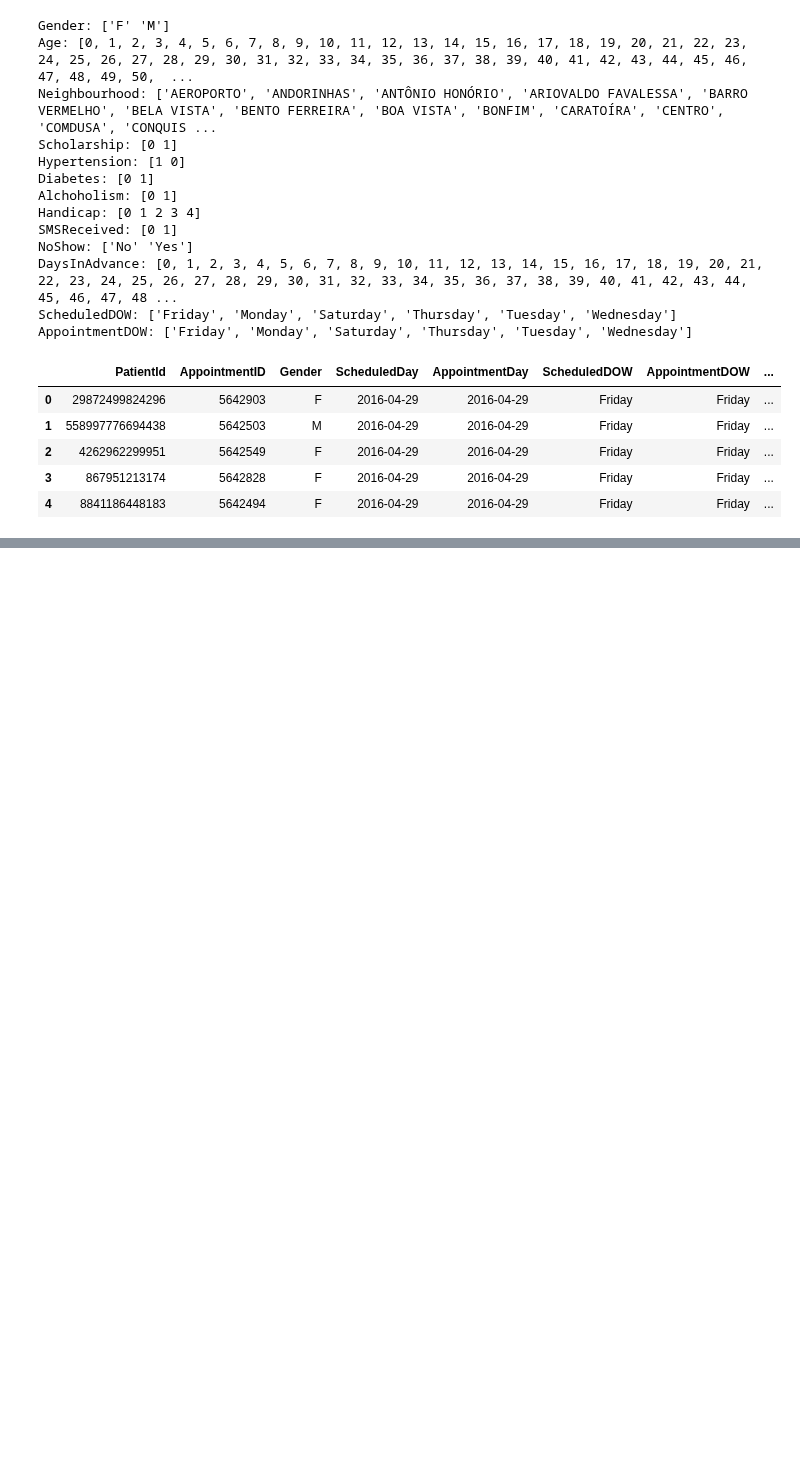
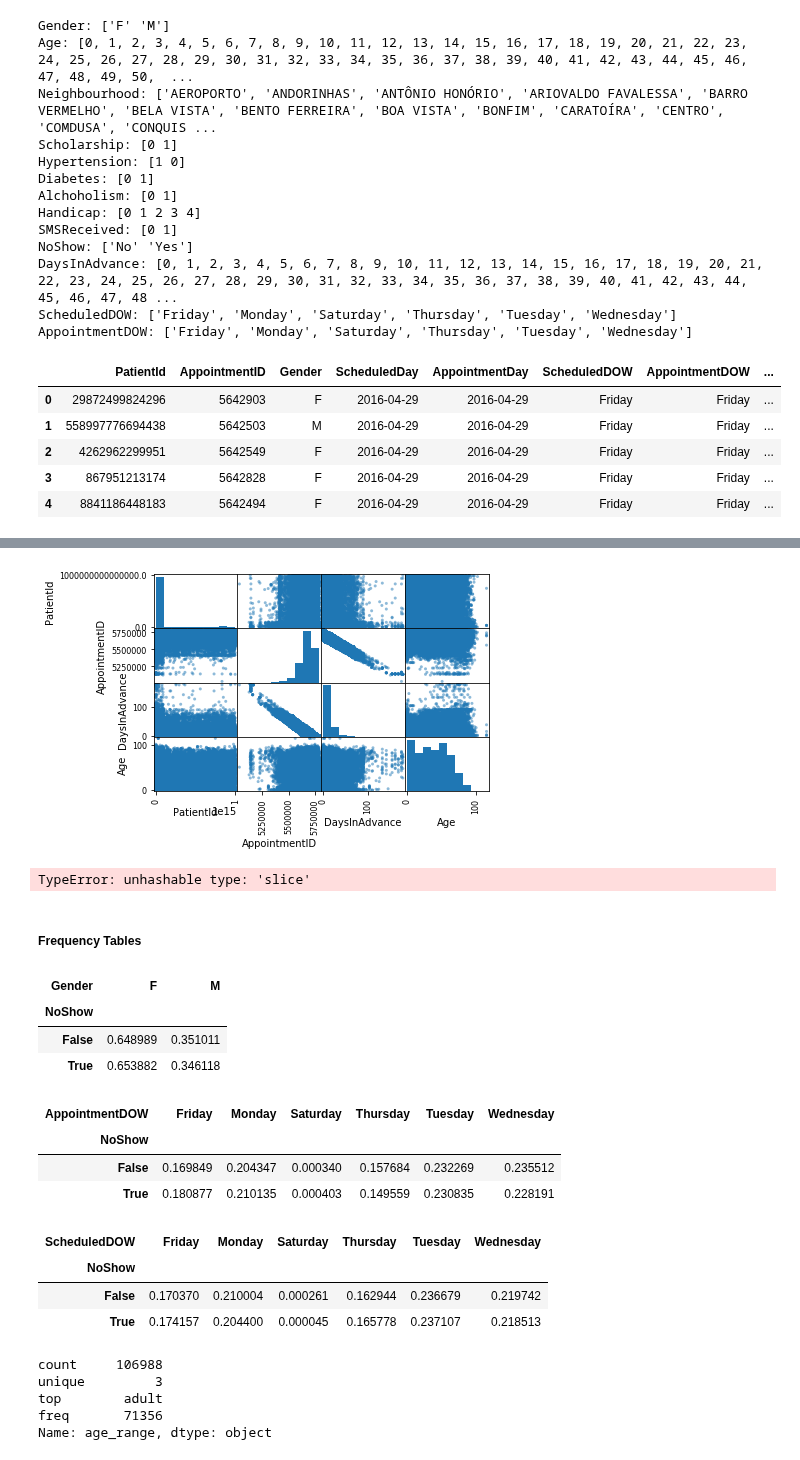
Before and after one commit to cdmorgan103/7331DataMiningNoShow, a Jupyter notebook: 7331DataMiningNoShow.ipynb, the cells around one changed output, grey strips where cells are left out. Drawn from its saved outputs; the diff is of its cells as text; code cells hidden in the pictures; blank space fills up the shorter version.

```diff
--- a/7331DataMiningNoShow.ipynb
+++ b/7331DataMiningNoShow.ipynb
@@ -209,0 +231,16 @@ df.to_csv("data/updated.csv", index=False)
+# %%
+# Scatterplot Matrix - pairwise relationships
+from pandas.plotting import scatter_matrix
+scatter_matrix(df)
+plt.show()
+# %% [output]
+[figure, added]
+# %%
+import seaborn as sns
+sns.set(style="dark")
+#df = sns.load_dataset(df)
+sns.pairplot(df[tuple([slice(None),1])], hue="NoShow")
+# %% [output]
+TypeError: unhashable type: 'slice'
+# %% [markdown]
+##### Frequency Tables
@@ -209,0 +249,40 @@ df.to_csv("data/updated.csv", index=False)
+# %%
+#Ref: http://songhuiming.github.io/pages/2016/07/12/python-vs-sas/
+#Gender
+#Chris suggested I count unique PatientId
+x=df.PatientId
+x.value_counts(dropna = False).sort_index()
+pd.crosstab(df.NoShow,df.Gender).apply(lambda r: r/r.sum(), axis = 1)
+# %% [output]
+| Gender | F | M |
+| NoShow |  |  |
+| False | 0.648989 | 0.351011 |
+| True | 0.653882 | 0.346118 |
+# %%
+#Frequency of missing an appointment based on Appointment Day of Week
+
+pd.crosstab(df.NoShow,df.AppointmentDOW).apply(lambda r: r/r.sum(), axis = 1)
+# %% [output]
+| AppointmentDOW | Friday | Monday | Saturday | Thursday | Tuesday | Wednesday |
+| NoShow |  |  |  |  |  |  |
+| False | 0.169849 | 0.204347 | 0.000340 | 0.157684 | 0.232269 | 0.235512 |
+| True | 0.180877 | 0.210135 | 0.000403 | 0.149559 | 0.230835 | 0.228191 |
+# %%
+#Frequency of missing an appointment based on the day of the week the appointment was made
+
+pd.crosstab(df.NoShow,df.ScheduledDOW).apply(lambda r: r/r.sum(), axis = 1)
+# %% [output]
+| ScheduledDOW | Friday | Monday | Saturday | Thursday | Tuesday | Wednesday |
+| NoShow |  |  |  |  |  |  |
+| False | 0.170370 | 0.210004 | 0.000261 | 0.162944 | 0.236679 | 0.219742 |
+| True | 0.174157 | 0.204400 | 0.000045 | 0.165778 | 0.237107 | 0.218513 |
+# %%
+# let's break up the age variable
+df['age_range'] = pd.cut(df.Age,[0,16,65,1e6],3,labels=['child','adult','senior']) # this creates a new variable
+df.age_range.describe()
+# %% [output]
+count     106988
+unique         3
+top        adult
+freq       71356
+Name: age_range, dtype: object
```
Also changed, not shown: parts of 8 cells of this notebook.
